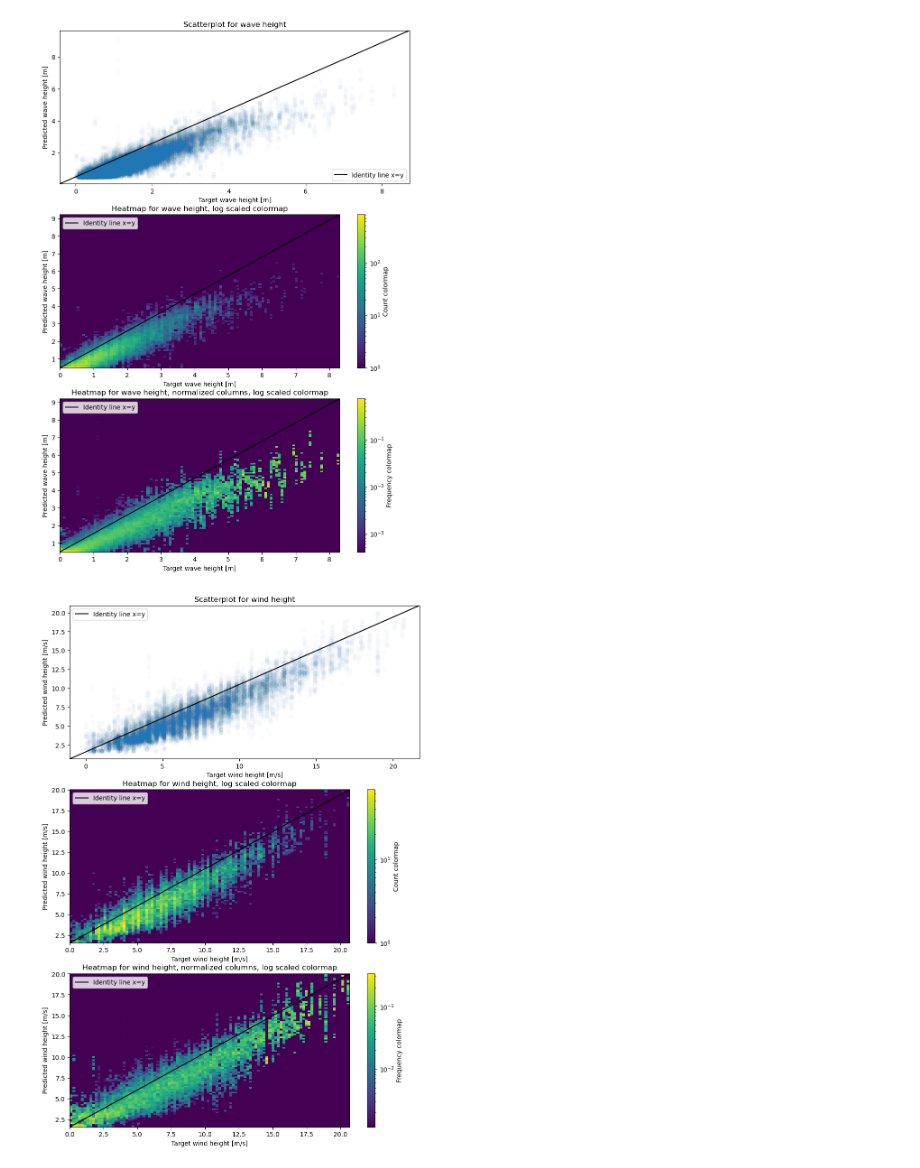
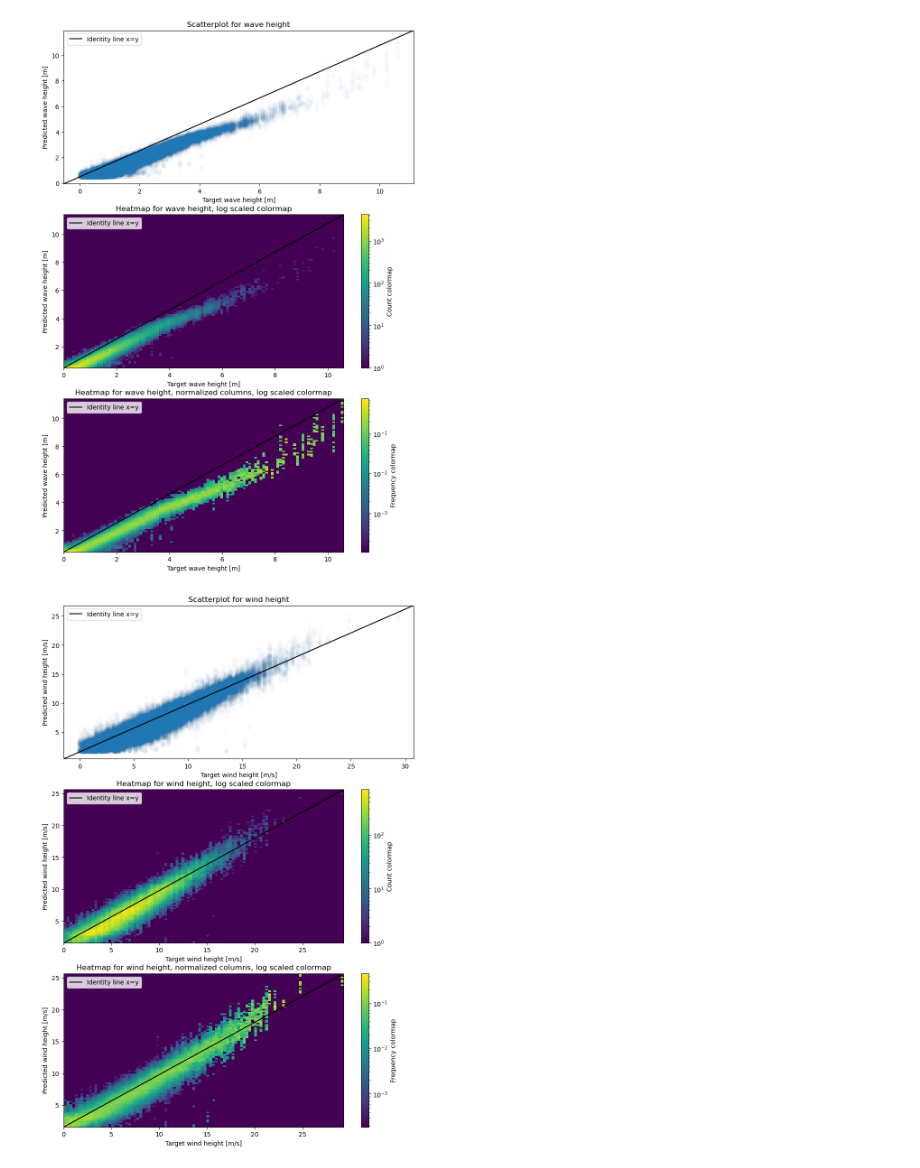
Before and after one commit to SEE-GEO/sarssw, a Jupyter notebook: machine_learning/analyze_test_result.ipynb, the cells around one changed output. Cells and saved outputs as stored; diff of their text form; code cells hidden in the pictures.

Commit message:
Update analyze notebook for test result

```diff
--- a/machine_learning/analyze_test_result.ipynb
+++ b/machine_learning/analyze_test_result.ipynb
@@ -9,0 +7,8 @@ with open('/data/exjobb/sarssw/pickle_df/test_result_df.pickle', 'rb') as f:
+# %%
+#model_result_dir = '/data/exjobb/sarssw/result_predictions/best_val_loss-epoch=15-val_loss=0.28.ckpt'
+model_result_dir = '/data/exjobb/sarssw/result_predictions/best_val_loss-epoch=41-val_loss=0.28.ckpt'
+#model_result_dir = '/data/exjobb/sarssw/result_predictions/latest-epoch-epoch=56.ckpt'
+# %%
+# Read results
+with open(os.path.join(model_result_dir, 'results.txt'), 'r') as f:
+    print(f.read())
@@ -10,3 +22,5 @@ with open('/data/exjobb/sarssw/pickle_df/test_result_df.pickle', 'rb') as f:
+# %%
+result_df_final = pd.read_csv(os.path.join(model_result_dir, 'test_predictions.csv')) #train_predictions.csv test_predictions.csv val_predictions.csv
 # %%
 result_df_final
 # %% [output]
@@ -32,9 +46,9 @@ print((result_df_final['target_wind'] == -1).sum())
 # %%
 wave_mask = result_df_final['target_wave'] != -1
-wave_result_df = result_df_final[wave_mask][['target_wave', 'predictions_wave']]
+wave_result_df = result_df_final[wave_mask][['target_wave', 'prediction_wave']]
 display(wave_result_df)
 
 wind_mask = result_df_final['target_wind'] != -1
-wind_result_df = result_df_final[wind_mask][['target_wind', 'predictions_wind']]
+wind_result_df = result_df_final[wind_mask][['target_wind', 'prediction_wind']]
 display(wind_result_df)
 # %% [output]
@@ -100,10 +114,10 @@ def scatterplot_and_heatmaps(df, name_text, unit, target_column, prediction_colu
     display(fig)
     plt.close()
 # %%
-scatterplot_and_heatmaps(wave_result_df, "wave height", "m", "target_wave", "predictions_wave")
+scatterplot_and_heatmaps(wave_result_df, "wave height", "m", "target_wave", "prediction_wave")
 # %% [output]
-[figure, old version]
+[figure, new version]
 # %%
-scatterplot_and_heatmaps(wind_result_df, "wind height", "m/s", "target_wind", "predictions_wind")
+scatterplot_and_heatmaps(wind_result_df, "wind height", "m/s", "target_wind", "prediction_wind")
 # %% [output]
-[figure, old version]
+[figure, new version]
```
Also changed, not shown: parts of 6 cells of this notebook.
